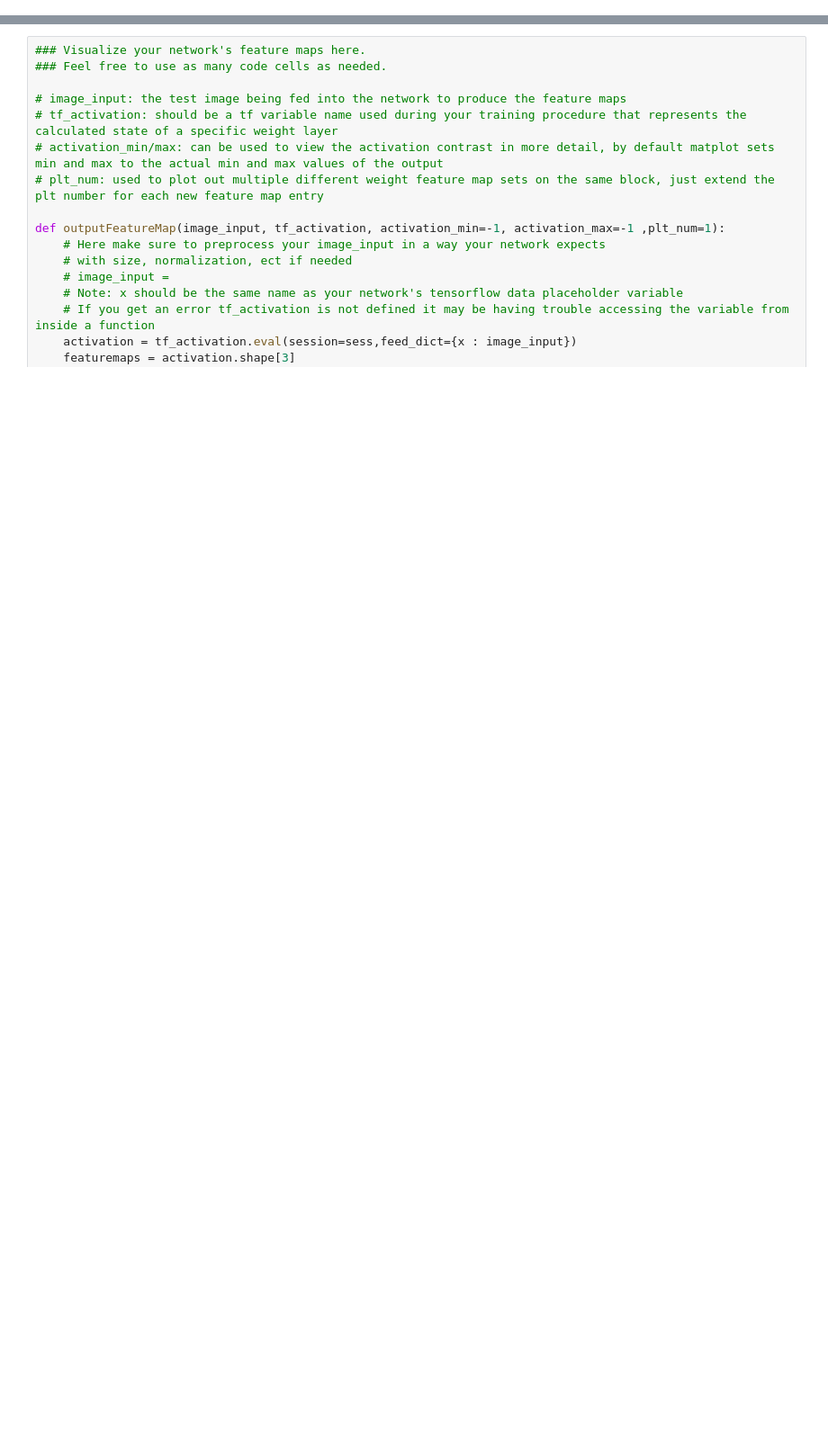
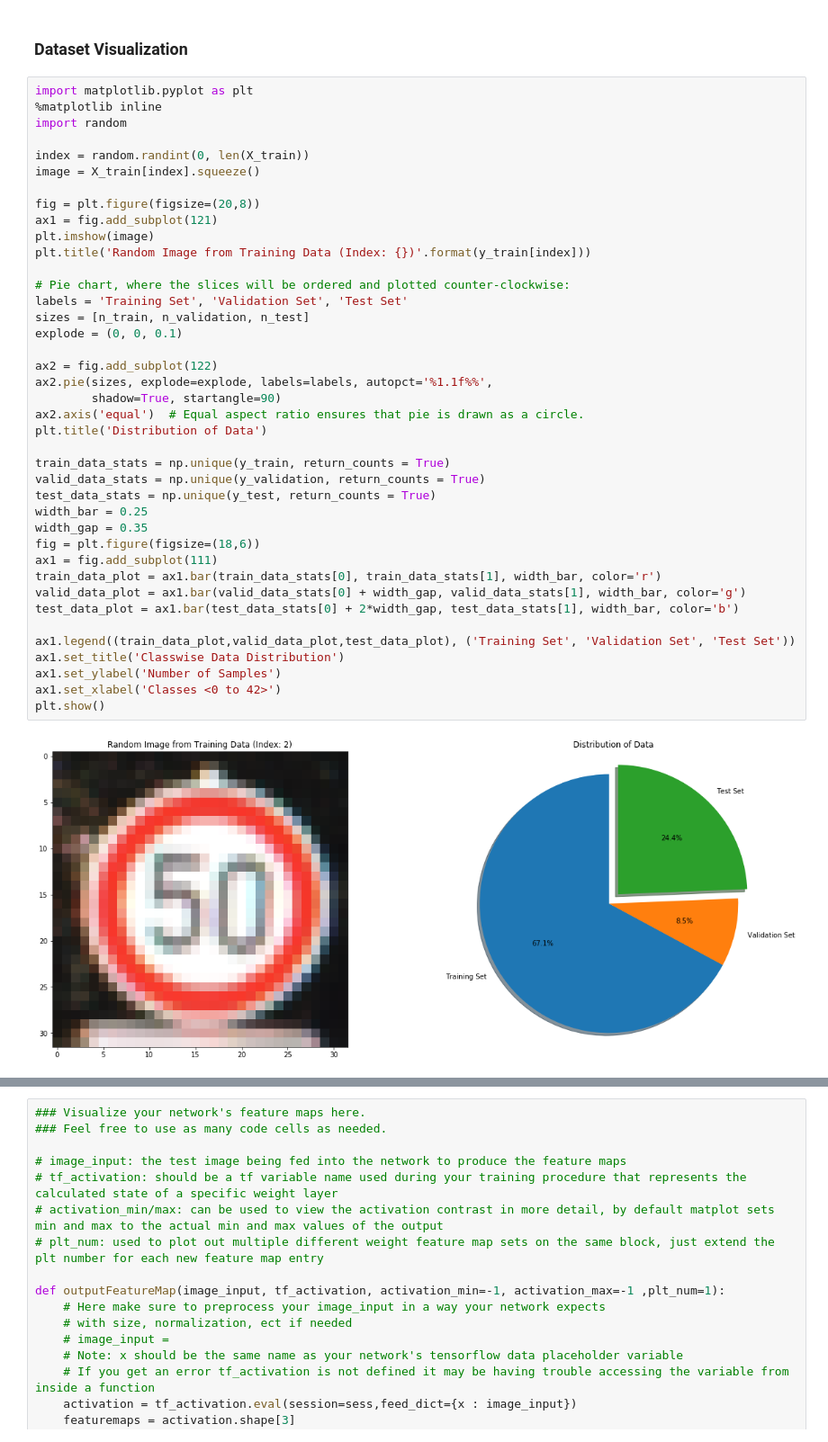
Before and after one commit to tmaandi/Traffic-Sign-Classifer-Project, a Jupyter notebook: Traffic_Sign_Classifier.ipynb, the cells around one changed output, grey strips where cells are left out. Shown at 90% size. Saved outputs shown, nothing was run; the diff lists cells and outputs as text; blank space fills up the shorter version.

```diff
--- a/Traffic_Sign_Classifier.ipynb
+++ b/Traffic_Sign_Classifier.ipynb
@@ -504,0 +74,44 @@ For an example of what feature map outputs look like, check out NVIDIA's results
+# %% [markdown]
+### Dataset Visualization
+# %%
+import matplotlib.pyplot as plt
+%matplotlib inline
+import random
+
+index = random.randint(0, len(X_train))
+image = X_train[index].squeeze()
+
+fig = plt.figure(figsize=(20,8))
+ax1 = fig.add_subplot(121)
+plt.imshow(image)
+plt.title('Random Image from Training Data (Index: {})'.format(y_train[index]))
+
+# Pie chart, where the slices will be ordered and plotted counter-clockwise:
+labels = 'Training Set', 'Validation Set', 'Test Set'
+sizes = [n_train, n_validation, n_test]
+explode = (0, 0, 0.1)
+
+ax2 = fig.add_subplot(122)
+ax2.pie(sizes, explode=explode, labels=labels, autopct='%1.1f%%',
+        shadow=True, startangle=90)
+ax2.axis('equal')  # Equal aspect ratio ensures that pie is drawn as a circle.
+plt.title('Distribution of Data')
+
+train_data_stats = np.unique(y_train, return_counts = True)
+valid_data_stats = np.unique(y_validation, return_counts = True)
+test_data_stats = np.unique(y_test, return_counts = True)
+width_bar = 0.25
+width_gap = 0.35
+fig = plt.figure(figsize=(18,6))
+ax1 = fig.add_subplot(111)
+train_data_plot = ax1.bar(train_data_stats[0], train_data_stats[1], width_bar, color='r')
+valid_data_plot = ax1.bar(valid_data_stats[0] + width_gap, valid_data_stats[1], width_bar, color='g')
+test_data_plot = ax1.bar(test_data_stats[0] + 2*width_gap, test_data_stats[1], width_bar, color='b')
+
+ax1.legend((train_data_plot,valid_data_plot,test_data_plot), ('Training Set', 'Validation Set', 'Test Set'))
+ax1.set_title('Classwise Data Distribution')
+ax1.set_ylabel('Number of Samples')
+ax1.set_xlabel('Classes <0 to 42>')
+plt.show()
+# %% [output]
+[figure, added]
```
Also changed, not shown: parts of 52 cells of this notebook.
